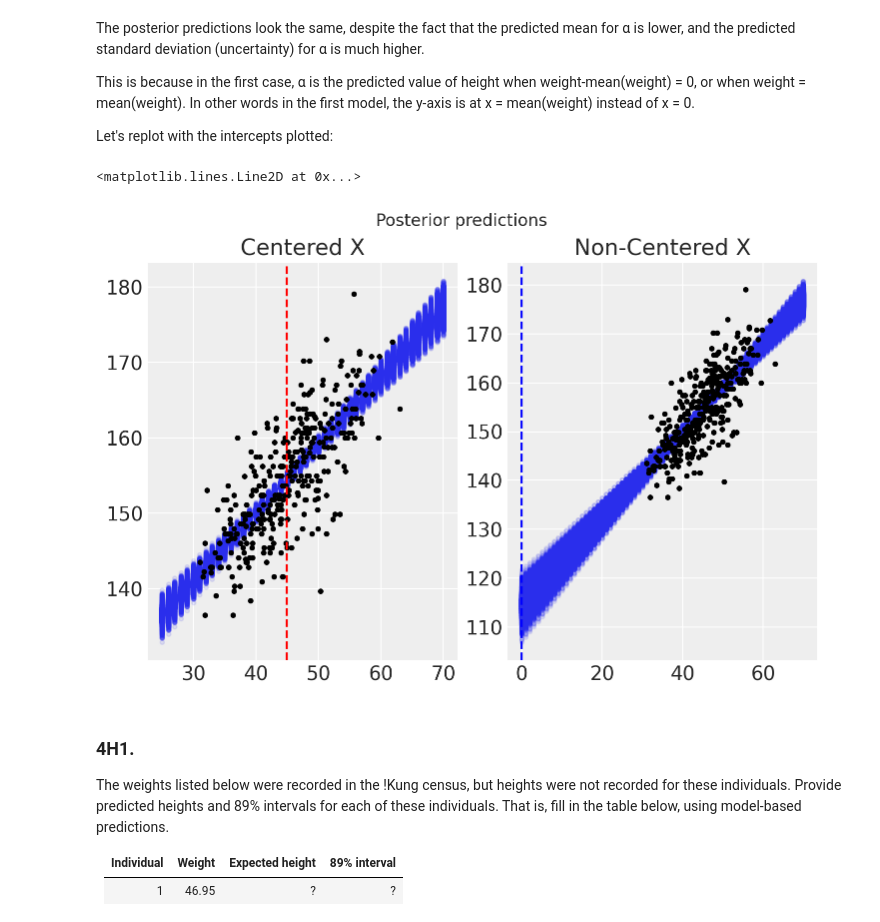
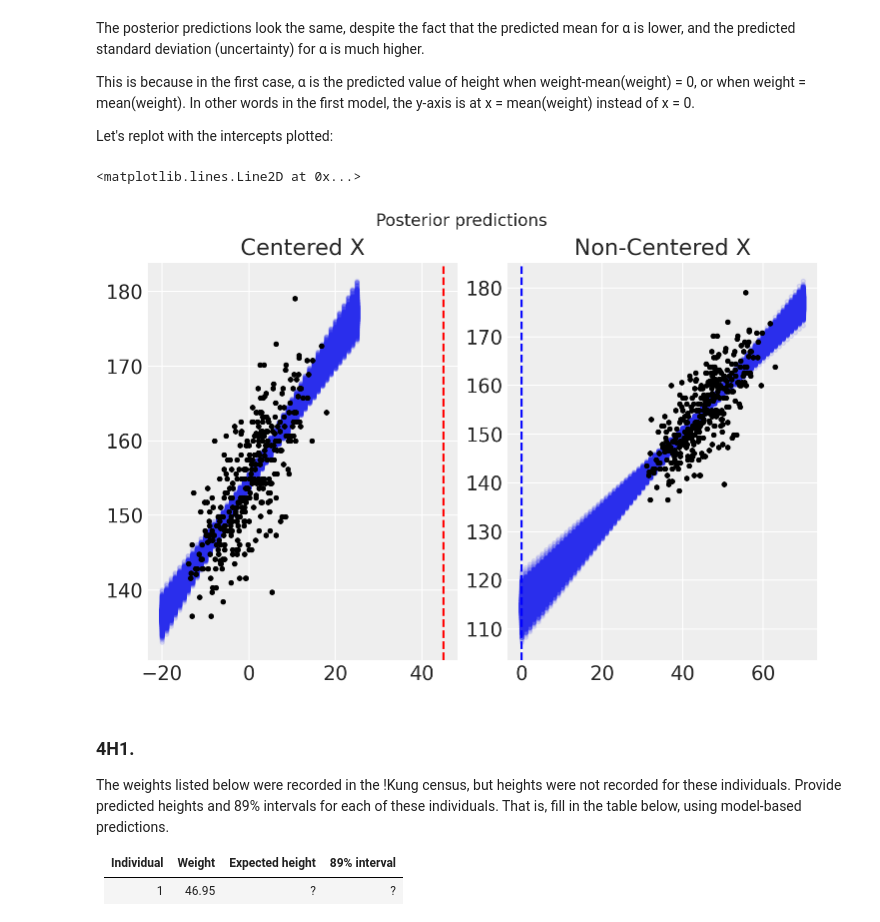
Before and after one commit to edseab/DataScienceStatsSpring2022, a Jupyter notebook: Problem sets/Problem set 1 solutions.ipynb, the cells around one changed output. Cells and saved outputs as stored; diff of their text form; code cells hidden in the pictures.

```diff
--- a/Problem sets/Problem set 1 solutions.ipynb
+++ b/Problem sets/Problem set 1 solutions.ipynb
@@ -151,11 +151,12 @@ d2 = d[d.age >= 18]
 # %%
 # Original model 4.3
 xbar = d2.weight.mean()
+d2["weight_centered"] = d2.weight - xbar
 with pm.Model() as m4_3:
     a = pm.Normal("a", mu=178, sd=20)
     b = pm.Lognormal("b", mu=0, sd=1)
     sigma = pm.Uniform("sigma", 0, 50)
-    mu = a + b * (d2.weight - xbar)
+    mu = a + b * (d2.weight_centered)
     height = pm.Normal("height", mu=mu, sd=sigma, observed=d2.height)
     idata,dist = quap(vars=[a,b,sigma],n_samples=10_000)
     samples = az.InferenceData.to_dataframe(idata)
@@ -252,22 +253,22 @@ Let's replot with the intercepts plotted:
 # %%
 weight_seq2 = np.arange(0, 71)
 mu_pred2 = np.zeros((len(weight_seq2), len(samples2)))
 for i, w in enumerate(weight_seq2):
     mu_pred2[i] = samples2["a"] + samples2["b"] * (w)
 
 fig, (ax1, ax2) = plt.subplots(1, 2)
 fig.suptitle('Posterior predictions')
-ax1.plot(weight_seq, mu_pred,"C0.", alpha=0.1)
-ax1.plot(d2.weight, d2.height,".",c="k")
+ax1.plot(weight_seq-xbar, mu_pred,"C0.", alpha=0.1)
+ax1.plot(d2.weight-xbar, d2.height,".",c="k")
 ax1.set_title("Centered X")
 ax1.axvline(np.mean(d2.weight),ls="--", c="r", label="x = Mean weight")
 ax2.plot(weight_seq2, mu_pred2,"C0.", alpha=0.1)
 ax2.plot(d2.weight, d2.height,".",c="k")
 ax2.set_title("Non-Centered X")
 ax2.axvline(np.mean(0),ls="--", c="b", label="x = 0")
 # %% [output]
 <matplotlib.lines.Line2D at 0x...>
-[figure, old version]
+[figure, new version]
 # %% [markdown]
 ### 4H1.
 
```
Also changed, not shown: parts of 10 cells of this notebook, 3 other files.
